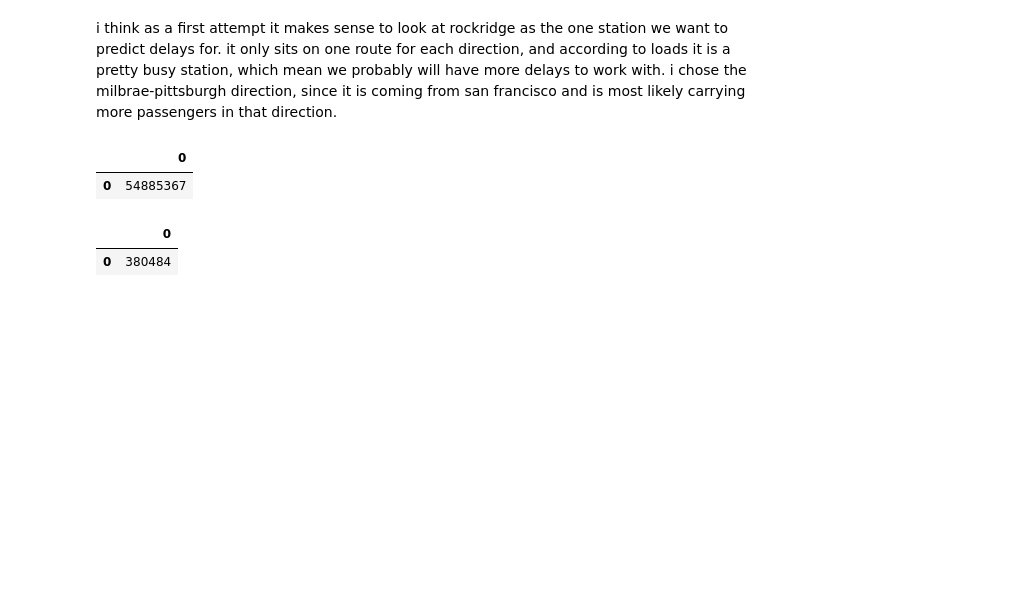
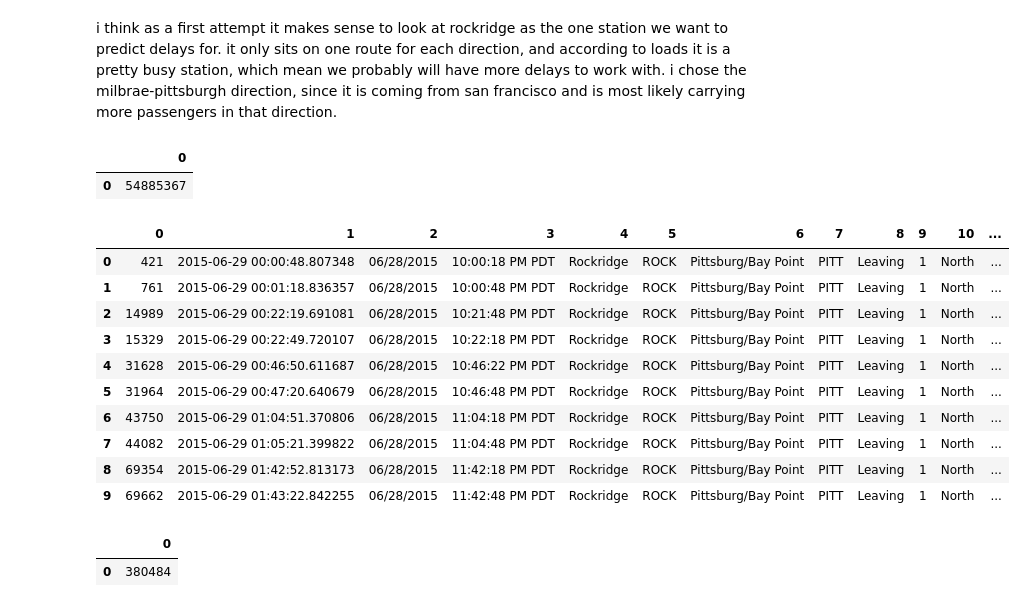
Before and after one commit to dmilad/BARTProject, a Jupyter notebook: eda/eda.ipynb, the cells around one changed output. Drawn from its saved outputs; the diff is of its cells as text; code cells hidden in the pictures; blank space fills up the shorter version.

```diff
--- a/eda/eda.ipynb
+++ b/eda/eda.ipynb
@@ -748,6 +748,20 @@ exec_pd('select count(*) from rt_etd')
 # %% [output]
 |  | 0 |
 | 0 | 54885367 |
+# %%
+exec_pd("select * from rt_etd where abbr = 'ROCK' and abbreviation = 'PITT' and minutes = 'Leaving' limit 10")
+# %% [output]
+|  | 0 | 1 | 2 | 3 | 4 | 5 | 6 | 7 | 8 | 9 | 10 | ... |
+| 0 | 421 | 2015-06-29 00:00:48.807348 | 06/28/2015 | 10:00:18 PM PDT | Rockridge | ROCK | Pittsburg/Bay Point | PITT | Leaving | 1 | North | ... |
+| 1 | 761 | 2015-06-29 00:01:18.836357 | 06/28/2015 | 10:00:48 PM PDT | Rockridge | ROCK | Pittsburg/Bay Point | PITT | Leaving | 1 | North | ... |
+| 2 | 14989 | 2015-06-29 00:22:19.691081 | 06/28/2015 | 10:21:48 PM PDT | Rockridge | ROCK | Pittsburg/Bay Point | PITT | Leaving | 1 | North | ... |
+| 3 | 15329 | 2015-06-29 00:22:49.720107 | 06/28/2015 | 10:22:18 PM PDT | Rockridge | ROCK | Pittsburg/Bay Point | PITT | Leaving | 1 | North | ... |
+| 4 | 31628 | 2015-06-29 00:46:50.611687 | 06/28/2015 | 10:46:22 PM PDT | Rockridge | ROCK | Pittsburg/Bay Point | PITT | Leaving | 1 | North | ... |
+| 5 | 31964 | 2015-06-29 00:47:20.640679 | 06/28/2015 | 10:46:48 PM PDT | Rockridge | ROCK | Pittsburg/Bay Point | PITT | Leaving | 1 | North | ... |
+| 6 | 43750 | 2015-06-29 01:04:51.370806 | 06/28/2015 | 11:04:18 PM PDT | Rockridge | ROCK | Pittsburg/Bay Point | PITT | Leaving | 1 | North | ... |
+| 7 | 44082 | 2015-06-29 01:05:21.399822 | 06/28/2015 | 11:04:48 PM PDT | Rockridge | ROCK | Pittsburg/Bay Point | PITT | Leaving | 1 | North | ... |
+| 8 | 69354 | 2015-06-29 01:42:52.813173 | 06/28/2015 | 11:42:18 PM PDT | Rockridge | ROCK | Pittsburg/Bay Point | PITT | Leaving | 1 | North | ... |
+| 9 | 69662 | 2015-06-29 01:43:22.842255 | 06/28/2015 | 11:42:48 PM PDT | Rockridge | ROCK | Pittsburg/Bay Point | PITT | Leaving | 1 | North | ... |
 # %%
 exec_pd("select count(*) from rt_etd where abbr = 'ROCK' and abbreviation = 'PITT'")
 # %% [output]
```
Also changed, not shown: parts of 11 cells of this notebook, 1 other file.
